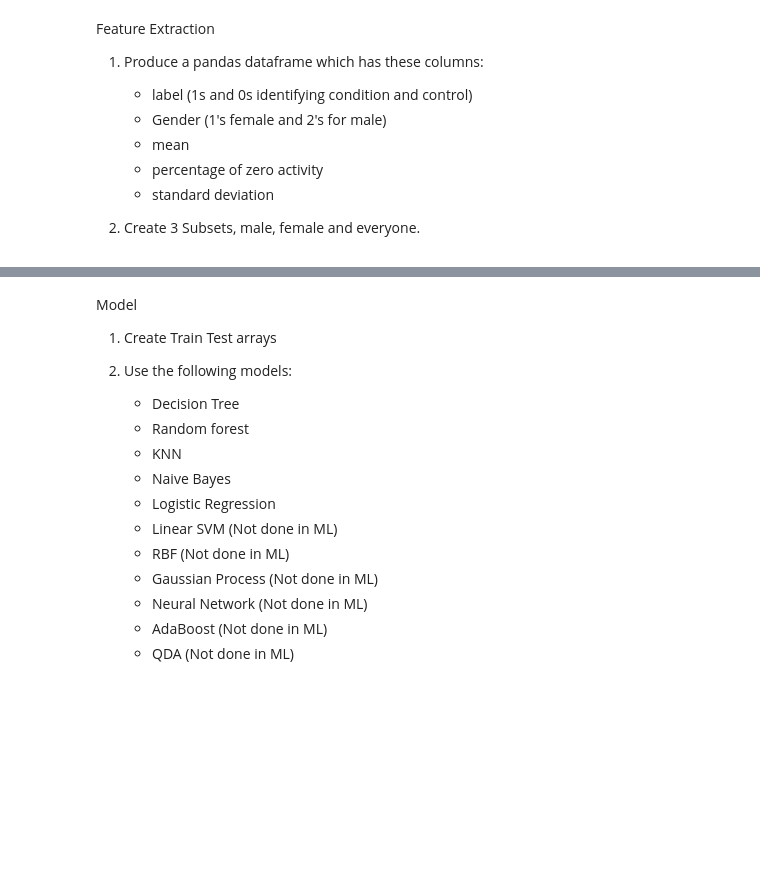
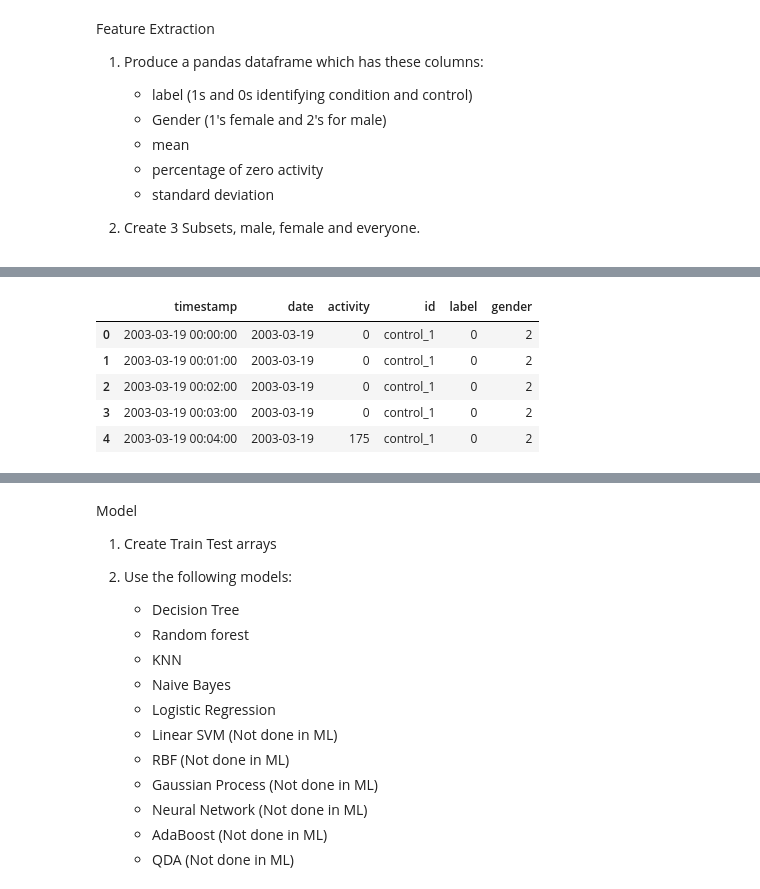
Before and after one commit to zoonalink/IGP-5, a Jupyter notebook: Tom/group base model (Tom).ipynb, the cells around one changed output, grey strips where cells are left out. Saved outputs shown, nothing was run; the diff lists cells and outputs as text; code cells hidden in the pictures; blank space fills up the shorter version.

```diff
--- a/Tom/group base model (Tom).ipynb
+++ b/Tom/group base model (Tom).ipynb
@@ -226,0 +227,20 @@ sns.lineplot(data = control_1, x='timestamp', y='activity')
+# %%
+# Rename the number column to "id" matching the data frames title
+scores.rename(columns={'number':'id'}, inplace=True)
+
+# merge data frames to add the gender column
+merged_df = pd.merge(fulldays_df, scores, on='id')
+
+# remove unused columns
+merged_df.drop(['days','age','afftype','melanch','inpatient','edu','marriage','work','madrs1','madrs2'], axis=1, inplace=True)
+# %%
+# check column headers
+
+merged_df.head(5)
+# %% [output]
+|  | timestamp | date | activity | id | label | gender |
+| 0 | 2003-03-19 00:00:00 | 2003-03-19 | 0 | control_1 | 0 | 2 |
+| 1 | 2003-03-19 00:01:00 | 2003-03-19 | 0 | control_1 | 0 | 2 |
+| 2 | 2003-03-19 00:02:00 | 2003-03-19 | 0 | control_1 | 0 | 2 |
+| 3 | 2003-03-19 00:03:00 | 2003-03-19 | 0 | control_1 | 0 | 2 |
+| 4 | 2003-03-19 00:04:00 | 2003-03-19 | 175 | control_1 | 0 | 2 |
```
Also changed, not shown: parts of 10 cells of this notebook, 1 other file.
